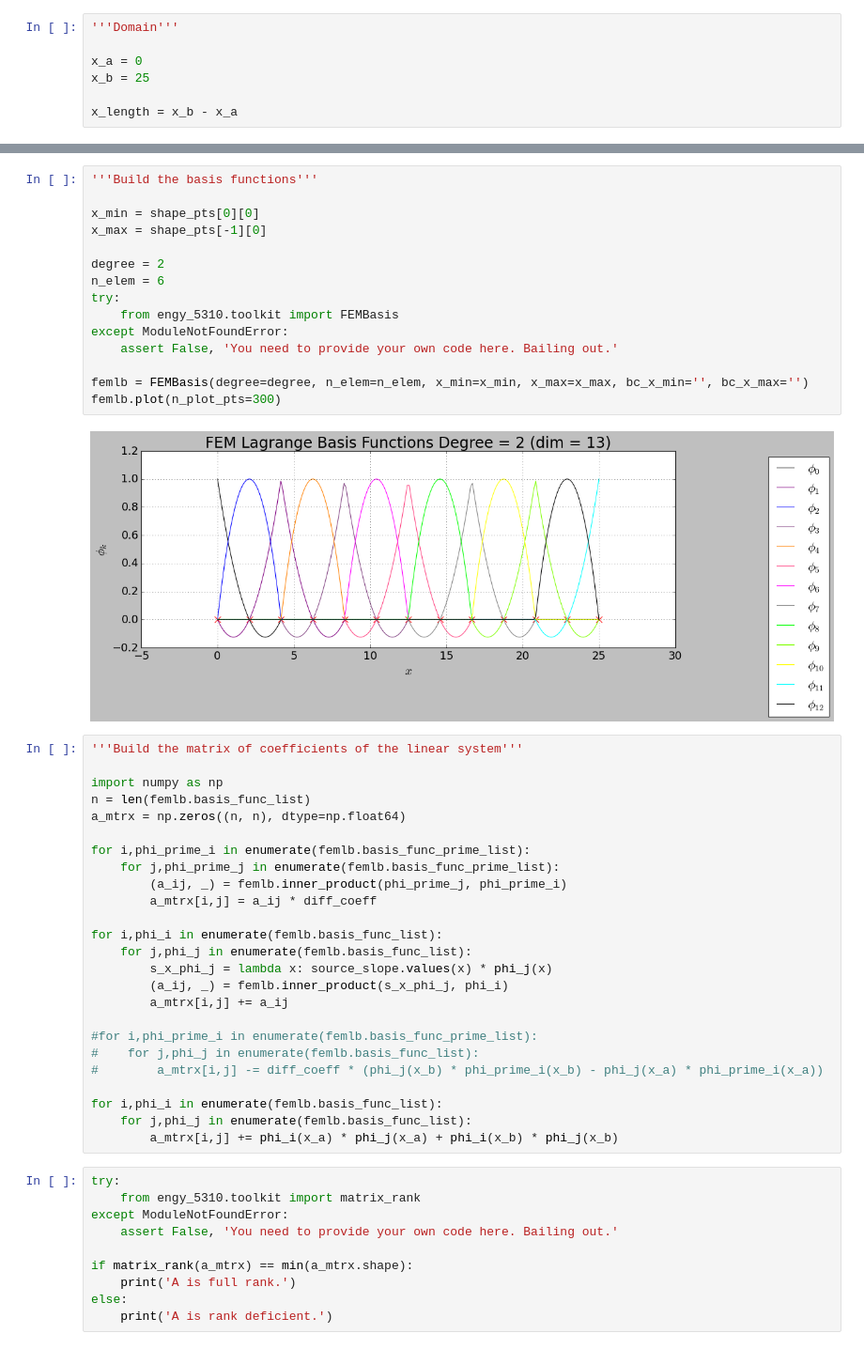
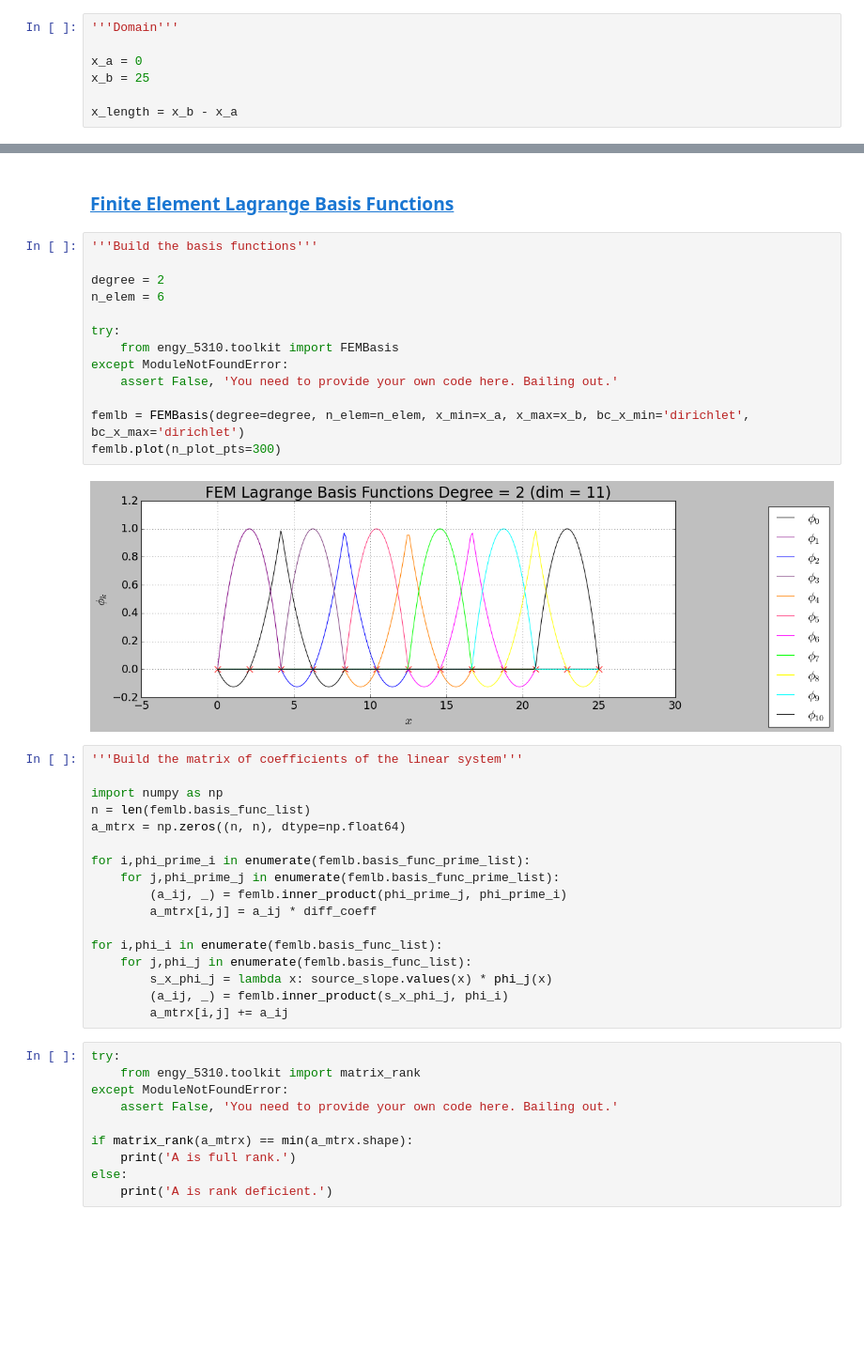
Before and after one commit to dpploy/engy-5330, a Jupyter notebook: notebooks/05b-rayleigh-ritz-fem-lagrange-method.ipynb, the cells around one changed output, grey strips where cells are left out. Shown at 94% size. Saved outputs shown, nothing was run; the diff lists cells and outputs as text; blank space fills up the shorter version.

```diff
--- a/notebooks/05b-rayleigh-ritz-fem-lagrange-method.ipynb
+++ b/notebooks/05b-rayleigh-ritz-fem-lagrange-method.ipynb
@@ -128,20 +164,20 @@ source_slope.plot(n_plot_pts=200, show_shape_pts=True, title='Source Slope')
+# %% [markdown]
+### [Finite Element Lagrange Basis Functions](#toc)<a id="fem-lagrange-basis-homogeneous"></a>
 # %%
 '''Build the basis functions'''
 
-x_min = shape_pts[0][0]
-x_max = shape_pts[-1][0]
-
 degree = 2
 n_elem = 6
+
 try:
     from engy_5310.toolkit import FEMBasis
 except ModuleNotFoundError:
     assert False, 'You need to provide your own code here. Bailing out.'
 
-femlb = FEMBasis(degree=degree, n_elem=n_elem, x_min=x_min, x_max=x_max, bc_x_min='', bc_x_max='')
+femlb = FEMBasis(degree=degree, n_elem=n_elem, x_min=x_a, x_max=x_b, bc_x_min='dirichlet', bc_x_max='dirichlet')
 femlb.plot(n_plot_pts=300)
 # %% [output]
-[figure, old version]
+[figure, new version]
 # %%
 '''Build the matrix of coefficients of the linear system'''
 
@@ -159,14 +195,6 @@ for i,phi_i in enumerate(femlb.basis_func_list):
         s_x_phi_j = lambda x: source_slope.values(x) * phi_j(x)
         (a_ij, _) = femlb.inner_product(s_x_phi_j, phi_i)
         a_mtrx[i,j] += a_ij
-
-#for i,phi_prime_i in enumerate(femlb.basis_func_prime_list):
-#    for j,phi_j in enumerate(femlb.basis_func_list):
-#        a_mtrx[i,j] -= diff_coeff * (phi_j(x_b) * phi_prime_i(x_b) - phi_j(x_a) * phi_prime_i(x_a))
-
-for i,phi_i in enumerate(femlb.basis_func_list):
-    for j,phi_j in enumerate(femlb.basis_func_list):
-        a_mtrx[i,j] += phi_i(x_a) * phi_j(x_a) + phi_i(x_b) * phi_j(x_b)
 # %%
 try:
     from engy_5310.toolkit import matrix_rank
```
Also changed, not shown: parts of 35 cells of this notebook, 1 other file.
